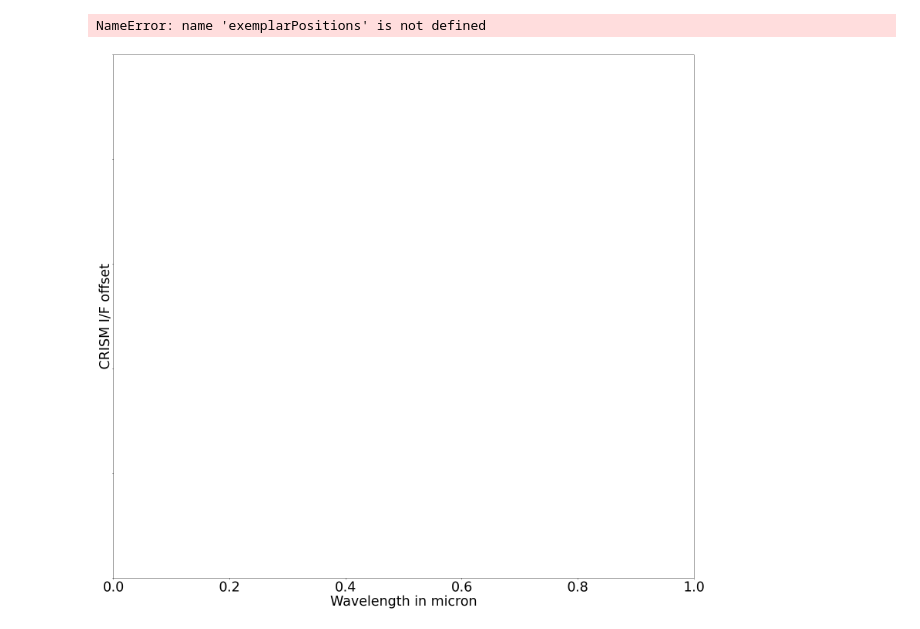
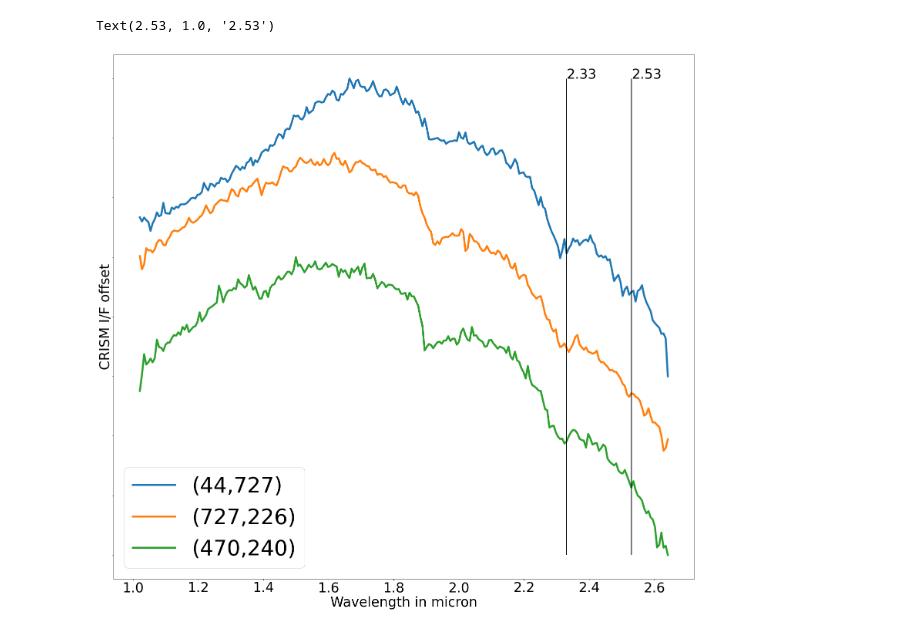
Before and after one commit to sdhoundiyal/IBG-paper, a Jupyter notebook: Algorithm and imaging/Carbonate 2.3 and 2.5 image saver.ipynb, the cells around one changed output. Cells and saved outputs as stored; diff of their text form; code cells hidden in the pictures.

```diff
--- a/Algorithm and imaging/Carbonate 2.3 and 2.5 image saver.ipynb
+++ b/Algorithm and imaging/Carbonate 2.3 and 2.5 image saver.ipynb
@@ -1064,6 +1016,5 @@ outBand.WriteArray(destinationDatacube[i,:,:])
 # %%
-
-plt.figure(figsize=(10,10),dpi=100)
+plt.figure(figsize=(10,10),dpi=500)
 plt.yticks(fontsize=35,visible=False)
 plt.xticks(fontsize=35,visible=False)
 plt.axis('off')
@@ -1075,10 +1026,10 @@ bothMap=np.where(co3Map>0,1,0)
 #bothMap=ndimage.median_filter(bothMap,size=5)
 #bothMap=ndimage.morphology.binary_dilation(bothMap,structure=np.ones((2,2)).astype(bothMap.dtype),iterations=1)
 maps=[]
-for i in [13,14,15]:
-    singleBand=bgdatacube[:,:,i]
-    singleBand=(singleBand-np.amin(singleBand[~np.isnan(singleBand)]))/np.ptp(singleBand[~np.isnan(singleBand)])
-    singleBand[np.isnan(singleBand)]=np.amax(singleBand[~np.isnan(singleBand)])
+for i in [13,78,233]:
+    singleBand=datacube[:,:,i]
+    singleBand=(singleBand-np.amin(singleBand[imageFootprint==1]))/np.ptp(singleBand[imageFootprint==1])
+    singleBand[imageFootprint==-1]=np.amax(singleBand[imageFootprint==1])
     '''singleBand=np.where(imageFootprint>0,singleBand,np.amax(singleBand[np.where(~np.isnan(singleBand))]))
     #singleBand=singleBand[:,:]
     singleBand=Image.fromarray(singleBand)'''
@@ -1092,5 +1043,4 @@ overlay=np.where(bothMap!=1,np.nan,1)
 
 overlay[0,0]=0
 
-plt.imshow(overlay[:,:],cmap='rainbow')
 #plt.grid(visible=True,color='white')
@@ -1192,3 +1173,5 @@ plt.imshow(overlay[:,:],cmap='rainbow')
+# %%
+exemplarPositions=[[44,727],[727,226],[470,240]]
 # %%
 #create figure
 plt.figure(figsize=(27,25))
@@ -1197,13 +1180,15 @@ plt.yticks(fontsize=35,visible=False)
 plt.xticks(fontsize=35,visible=True)
 plt.ylabel("CRISM I/F offset",fontsize=35)
 plt.xlabel("Wavelength in micron",fontsize=35)
+
+
 #create variable to provide offset in plotting spectra
-offsets=[0,0.2,0.25,0.15,0.25,0.1]
+offsets=[0,0.25,0.35,0.15,0.25,0.1]
 offset=0
 #define minimum band depth for a feature to be considered
 minimumFeatureWidth=0.05
 #iterate over all spectras
-for i in range(len(exemplarPositions)):
+for i in range(len(exemplarSpectras)):
     #get spectra and its indices
     currentSpectra=exemplarSpectras[i]
     currentCoordinates=exemplarPositions[i]
@@ -1242,39 +1227,39 @@ for i in range(len(exemplarPositions)):
         if currentBandCentre>2.48 and currentBandCentre<2.6:
             #get band index corresponding to this band centre and reflectance there
             bandIndex=find_nearest_index(wavelengthList,currentBandCentre)
             currentReflectance=currentSpectra[bandIndex]
             plt.scatter(currentBandCentre,currentReflectance-offset,color='black',s=300)
             bandCentre25=currentBandCentre
             reflectance25=currentReflectance
 
         #add the band-centre values as text to the plot and add inter band-gap
         if bandCentre23!=0 and bandCentre25!=0:
             plt.text(bandCentre23+0.02,reflectance23-offset,str(round(bandCentre23,3)),fontsize=25)
             plt.text(bandCentre25+0.02,reflectance25-offset-0.05,str(round(bandCentre25,3)),fontsize=25)
 
             plt.vlines(x=bandCentre23,ymin=reflectance25-offset,ymax=reflectance23-offset,color='black',lw=2,ls='dotted')
             plt.hlines(y=reflectance25-offset,xmin=bandCentre23,xmax=bandCentre25,color='black',lw=2,ls='dashed')
 
             plt.text((bandCentre25+bandCentre23)/2-0.05,reflectance25-offset+0.00,str(round(bandCentre25-bandCentre23,3)),fontsize=25,color='brown')'''
-#plt.legend(loc="best",framealpha=1,fontsize=55)
-plt.vlines(x=2.30,
+plt.legend(loc="best",framealpha=1,fontsize=55)
+plt.vlines(x=2.33,
            ymin=min(exemplarSpectras[-1])-offset,
            ymax=np.amax(np.array(exemplarSpectras)),
            lw=2,color='black')
-plt.vlines(x=2.50,
+plt.vlines(x=2.53,
            ymin=min(exemplarSpectras[-1])-offset,
            ymax=np.amax(np.array(exemplarSpectras)),
            lw=2,color='black')
-plt.text(2.30,
+plt.text(2.33,
          np.amax(np.array(exemplarSpectras)),
-         '2.30',
+         '2.33',
          color='black',
          fontsize=35)
-plt.text(2.50,
+plt.text(2.53,
          np.amax(np.array(exemplarSpectras)),
-         '2.50',
+         '2.53',
          color='black',
          fontsize=35)
 # %% [output]
-NameError: name 'exemplarPositions' is not defined
+Text(2.53, 1.0, '2.53')
-[figure, old version]
+[figure, new version]
```
Also changed, not shown: parts of 13 cells of this notebook, 3 other files.
